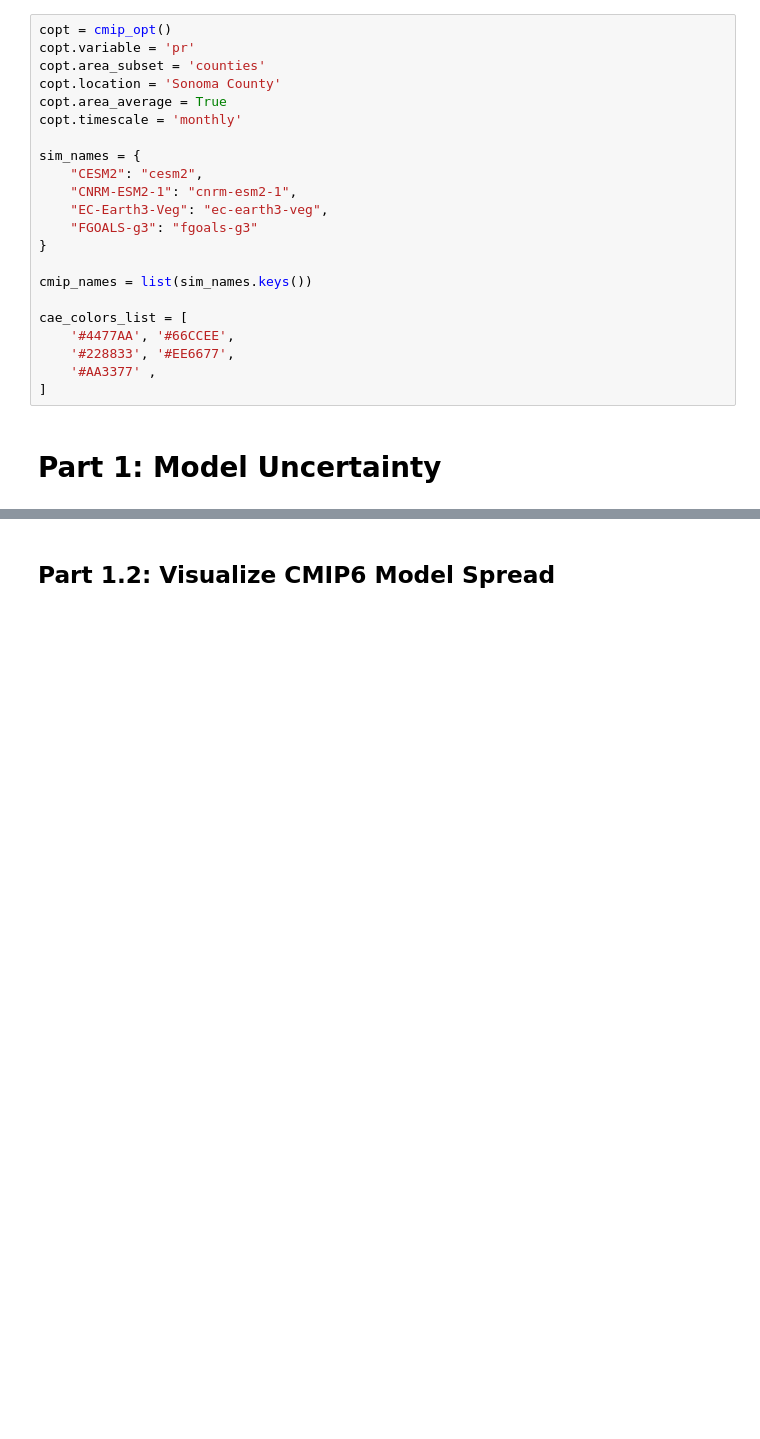
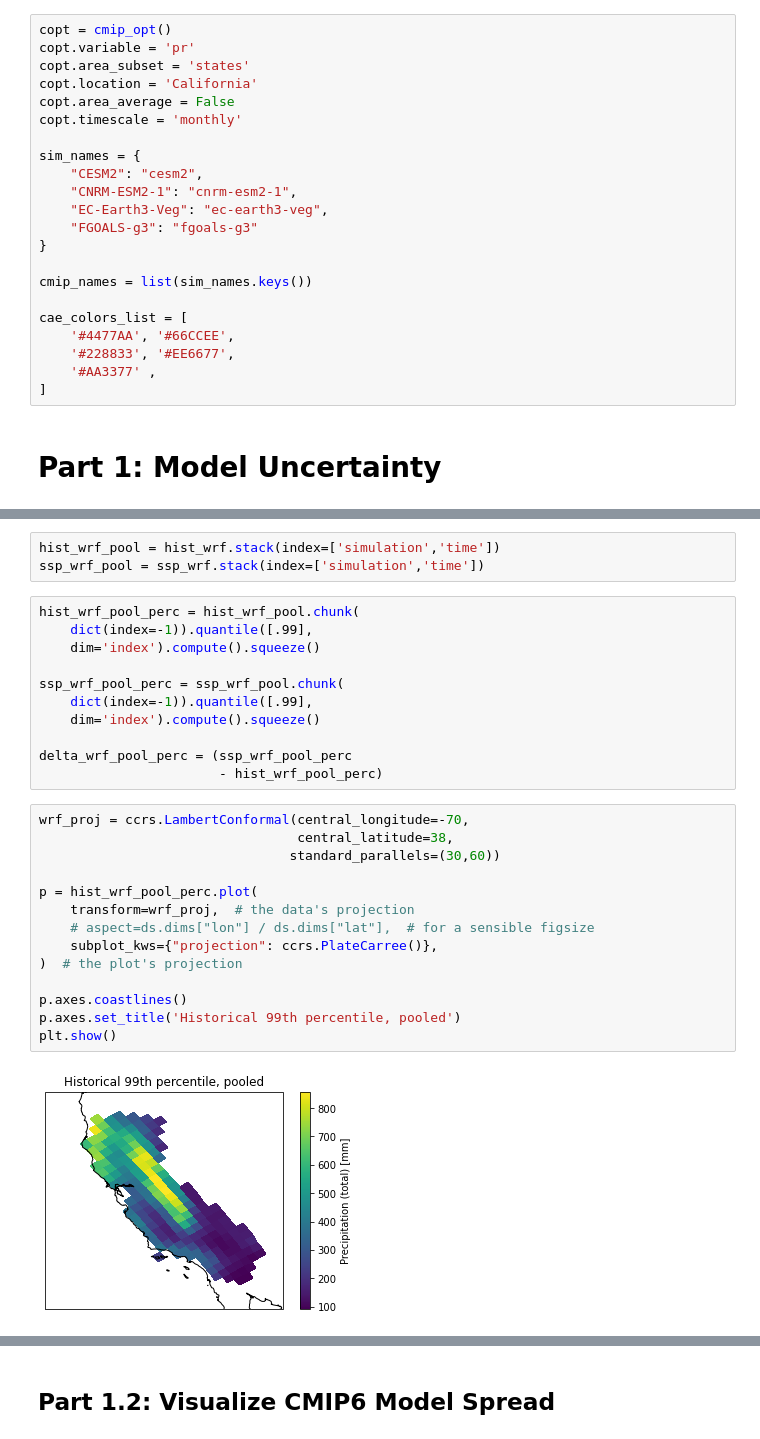
Before and after one commit to cal-adapt/cae-archives, a Jupyter notebook: explore_precipitation_uncertainty.ipynb, the cells around one changed output, grey strips where cells are left out. Drawn from its saved outputs; the diff is of its cells as text; blank space fills up the shorter version.

```diff
--- a/explore_precipitation_uncertainty.ipynb
+++ b/explore_precipitation_uncertainty.ipynb
@@ -227,9 +239,9 @@ def area_wgt_average(ds):
 # %%
 copt = cmip_opt()
 copt.variable = 'pr'
-copt.area_subset = 'counties'
-copt.location = 'Sonoma County'
-copt.area_average = True
+copt.area_subset = 'states'
+copt.location = 'California'
+copt.area_average = False
 copt.timescale = 'monthly'
 
 sim_names = {
@@ -250,0 +421,30 @@ cae_colors_list = [
+# %%
+hist_wrf_pool = hist_wrf.stack(index=['simulation','time'])
+ssp_wrf_pool = ssp_wrf.stack(index=['simulation','time'])
+# %%
+hist_wrf_pool_perc = hist_wrf_pool.chunk(
+    dict(index=-1)).quantile([.99],
+    dim='index').compute().squeeze()
+
+ssp_wrf_pool_perc = ssp_wrf_pool.chunk(
+    dict(index=-1)).quantile([.99],
+    dim='index').compute().squeeze()
+
+delta_wrf_pool_perc = (ssp_wrf_pool_perc
+                       - hist_wrf_pool_perc)
+# %%
+wrf_proj = ccrs.LambertConformal(central_longitude=-70,
+                                 central_latitude=38,
+                                standard_parallels=(30,60))
+
+p = hist_wrf_pool_perc.plot(
+    transform=wrf_proj,  # the data's projection
+    # aspect=ds.dims["lon"] / ds.dims["lat"],  # for a sensible figsize
+    subplot_kws={"projection": ccrs.PlateCarree()},
+)  # the plot's projection
+
+p.axes.coastlines()
+p.axes.set_title('Historical 99th percentile, pooled')
+plt.show()
+# %% [output]
+[figure, added]
```
Also changed, not shown: parts of 30 cells of this notebook.
